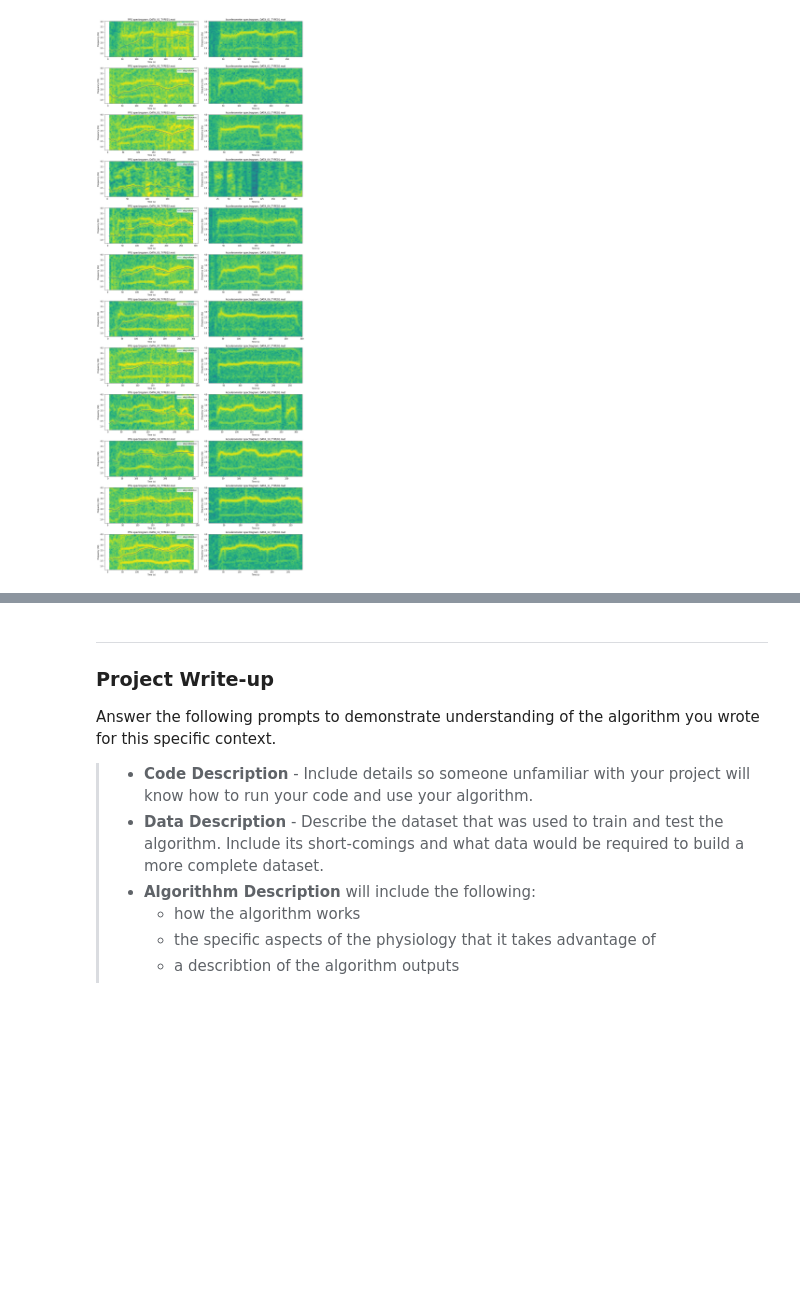
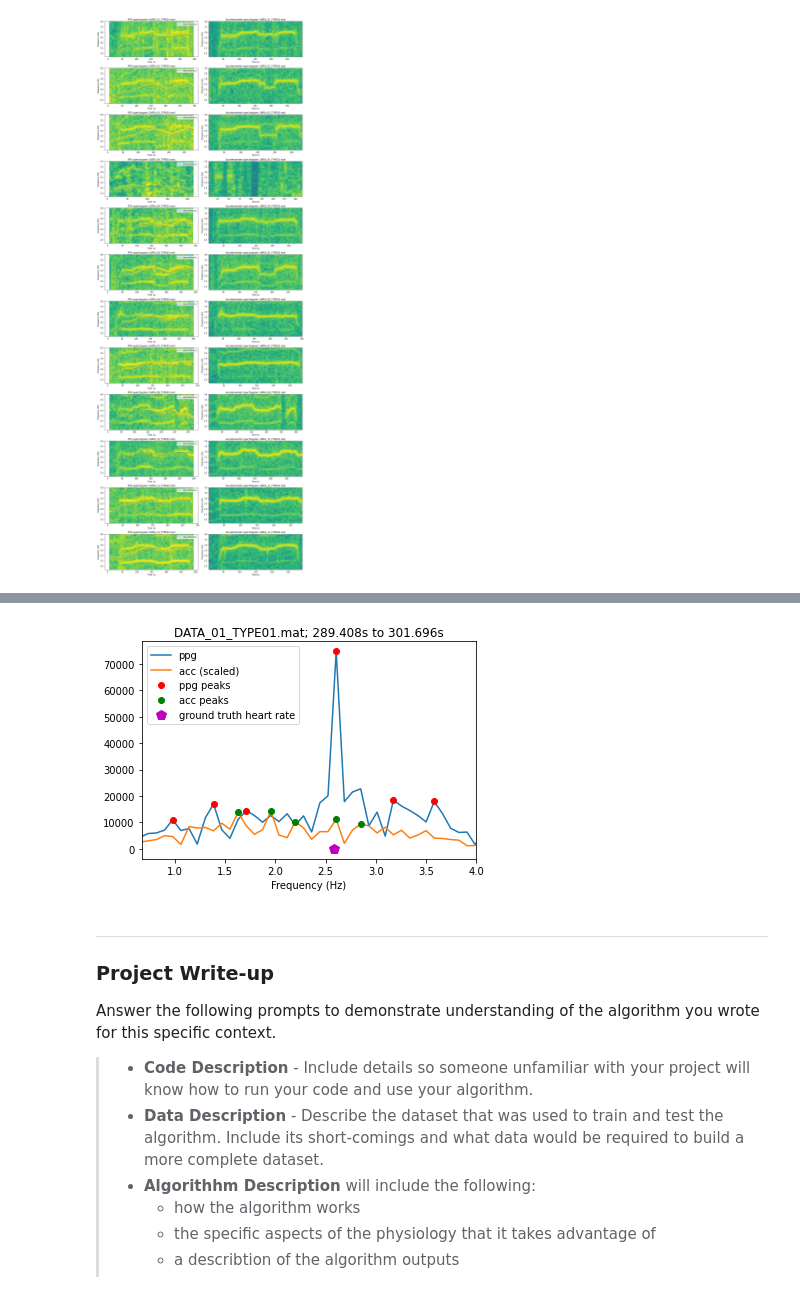
Before and after one commit to ebrahimebrahim/udacity-aihc-04-pulse-rate-ppg, a Jupyter notebook: part_1/pulse_rate_starter.ipynb, the cells around one changed output, grey strips where cells are left out. Cells and saved outputs as stored; diff of their text form; code cells hidden in the pictures; blank space fills up the shorter version.

```diff
--- a/part_1/pulse_rate_starter.ipynb
+++ b/part_1/pulse_rate_starter.ipynb
@@ -273,3 +248,41 @@ for data_fl, ref_fl in zip(data_fls, ref_fls):
+# %%
+# plot FTTs in a random chunk of filtered data
+# run this cell many times to explore
+
+rand_index = np.random.randint(0,len(data_fls))
+data_fl, ref_fl = data_fls[rand_index], ref_fls[rand_index]
+ref_bpm, ref_ts = LoadTroikaRefFile(ref_fl)
+ppg, accx, accy, accz, ts = LoadTroikaDataFile(data_fl)
+acc = np.sqrt(accx**2 + accy**2 + accz**2)
+ppg_filtered = BandpassFilter(ppg)
+acc_filtered = BandpassFilter(acc)
+i=np.random.randint(0,len(ppg_filtered)-WIN_SAMPLES)
+ppg_fft = np.abs(np.fft.rfft(ppg_filtered[i:i+WIN_SAMPLES]))
+acc_fft = np.abs(np.fft.rfft(acc_filtered[i:i+WIN_SAMPLES]))
+freqs = np.fft.rfftfreq(WIN_SAMPLES,1/FS)
+freq_sample_rate = len(freqs)/freqs[-1] # in samples per Hz
+
+# the ground truth beats per second at midpoint of interval
+ekg_bps = np.interp(ts[i+WIN_SAMPLES//2],ref_ts,ref_bpm) / 60.
+
+ppg_peaks, ppg_peak_properties = sp.signal.find_peaks(ppg_fft, prominence=5000, wlen=freq_sample_rate*1., distance=0.2*freq_sample_rate)
+ppg_peaks = list(map(lambda x:x[0], sorted(zip(ppg_peaks, ppg_peak_properties['prominences']), key=lambda x:x[1])))
+
+acc_peaks, acc_peak_properties = sp.signal.find_peaks(acc_fft, prominence=5000/400, wlen=freq_sample_rate*1., distance=0.2*freq_sample_rate)
+acc_peaks = list(map(lambda x:x[0], sorted(zip(acc_peaks, acc_peak_properties['prominences']), key=lambda x:x[1])))
+
+plt.plot(freqs,ppg_fft,label='ppg')
+plt.plot(freqs,400*acc_fft,label='acc (scaled)')
+plt.xlim(min_bps,max_bps)
+plt.xlabel('Frequency (Hz)')
+plt.title('{}; {}s to {}s'.format(data_fl.split('/')[-1], i/FS, (i+WIN_SAMPLES)/FS))
+plt.plot(freqs[ppg_peaks], ppg_fft[ppg_peaks], 'r.', markersize=12, label='ppg peaks')
+plt.plot(freqs[acc_peaks], 400*acc_fft[acc_peaks], 'g.', markersize=12, label='acc peaks')
+plt.plot(ekg_bps,0,'mp',markersize=10, label='ground truth heart rate')
+plt.legend()
+plt.show()
+# %% [output]
+[figure, added]
 # %% [markdown]
 -----
 ### Project Write-up
```
Also changed, not shown: parts of 7 cells of this notebook.
